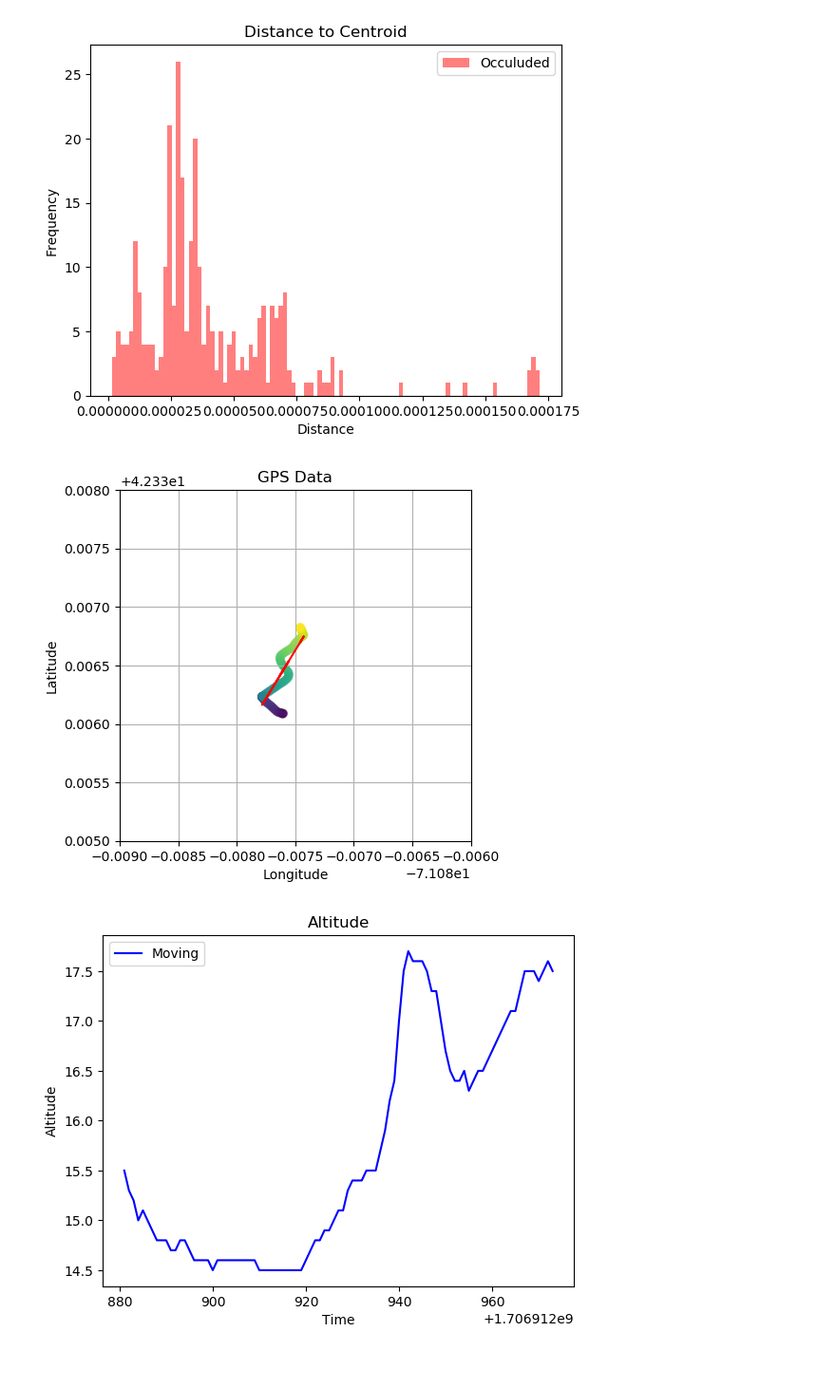
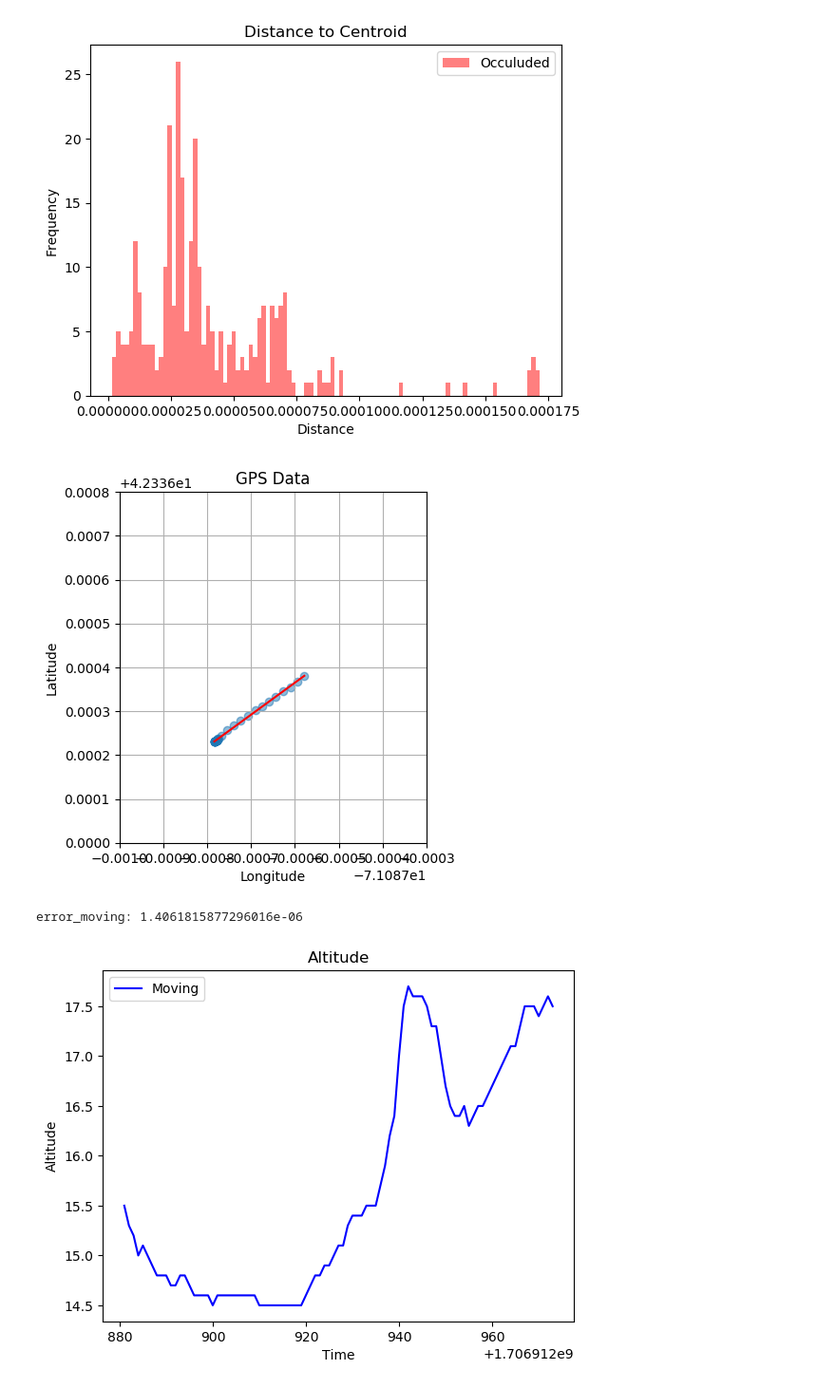
Before and after one commit to lhy2044/EECE5554, a Jupyter notebook: gnss/analysis/analysis.ipynb, the cells around one changed output. Shown: that part at 95% size. Saved outputs shown, nothing was run; the diff lists cells and outputs as text; code cells hidden in the pictures; blank space fills up the shorter version.

Commit message:
adding extra plots in analysis code

```diff
--- a/gnss/analysis/analysis.ipynb
+++ b/gnss/analysis/analysis.ipynb
@@ -108,26 +120,34 @@ plt.show()
 # %%
 moving_data = '/home/harry/harry_data/2024-02-02-17-28-00/gps.csv'
 data_moving = pd.read_csv(moving_data)
 
 secs_moving = np.array(data_moving['header.stamp.secs'])
 latitude_moving = np.array(data_moving['latitude'])
 longitude_moving = np.array(data_moving['longitude'])
 altitude_moving = np.array(data_moving['altitude'])
 
+longitude_moving = longitude_moving[20:55]
+latitude_moving = latitude_moving[20:55]
+
 fig, ax = plt.subplots()
-ax.scatter(longitude_moving, latitude_moving, c=secs_moving, cmap='viridis', alpha=0.5)
+ax.scatter(longitude_moving, latitude_moving, alpha=0.5)
 m, b = np.polyfit(longitude_moving, latitude_moving, 1)
 ax.plot(longitude_moving, m*longitude_moving + b, color='red')
 ax.set_xlabel('Longitude')
 ax.set_ylabel('Latitude')
 ax.set_title('GPS Data')
-ax.set_xlim([-71.089, -71.086])
-ax.set_ylim([42.335, 42.338])
+ax.set_xlim([-71.088, -71.0873])
+ax.set_ylim([42.336, 42.3368])
 ax.grid(True)
 ax.set_aspect('equal')
 plt.show()
+
+# calculated the error of the moving data from the ployfit
+error_moving = np.sqrt((latitude_moving - (m*longitude_moving + b))**2)
+print('error_moving:', error_moving.mean())
 # %% [output]
-[figure, old version]
+[figure, new version]
+error_moving: 1.4061815877296016e-06
 # %%
 # Moving data altitude vs. time plot
 fig, ax = plt.subplots()
```
Also changed, not shown: parts of 2 cells of this notebook, 2 other files.
